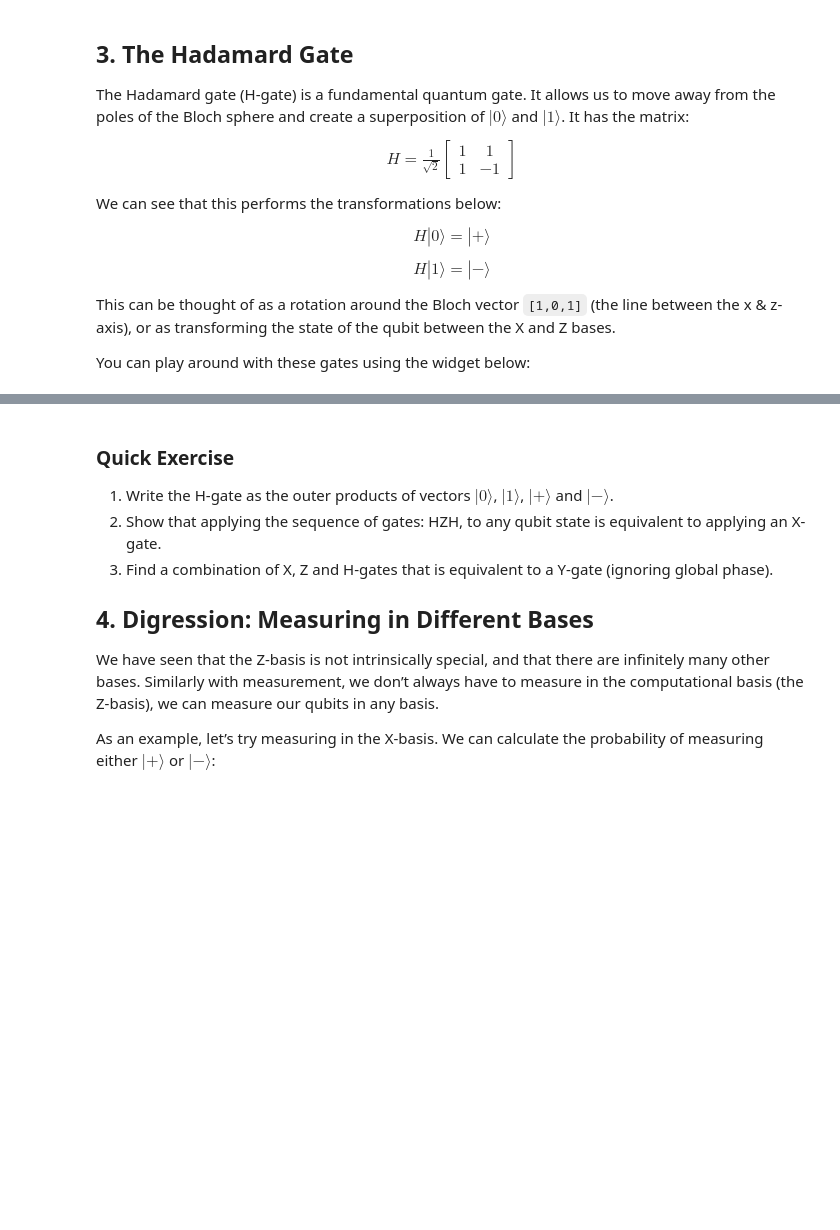
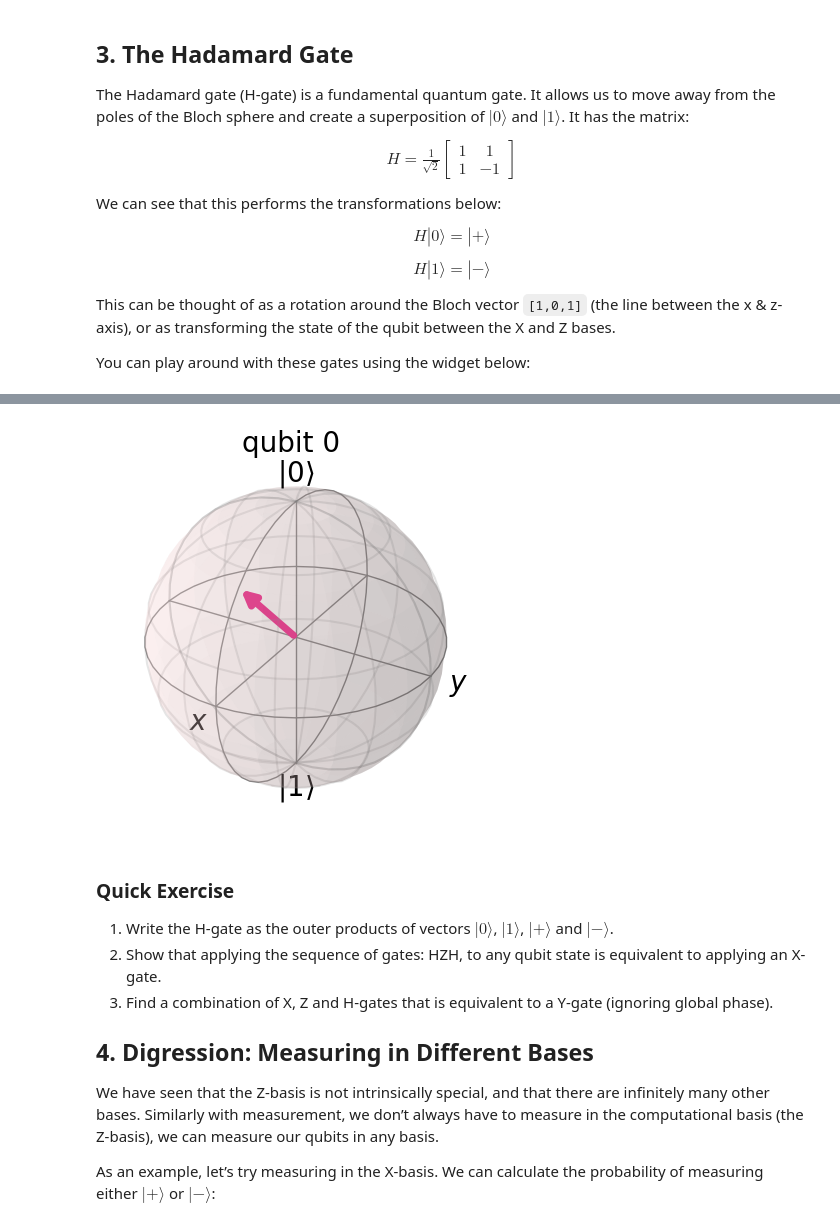
Before and after one commit to yuttai/qiskit-textbook, a Jupyter notebook: content/ch-states/single-qubit-gates.ipynb, the cells around one changed output, grey strips where cells are left out. Drawn from its saved outputs; the diff is of its cells as text; code cells hidden in the pictures; blank space fills up the shorter version.

Commit message:
single-qubit-gates.ipynb Start to modify plot_bloch_multivector...

```diff
--- a/content/ch-states/single-qubit-gates.ipynb
+++ b/content/ch-states/single-qubit-gates.ipynb
@@ -205,3 +207,31 @@ Image(value=b'\x89PNG\r\n\x1a\n\x00\x00\x00\rIHDR\x00\x00\x01 \x00\x00\x01 \x08\
+# %%
+# The following code is modified from def def plot_bloch_multivector(state, title="", figsize=None, *, rho=None, reverse_bits=False, filename=None) .
+qc = QuantumCircuit(1) # Must redefine qc
+qc.initialize([(sqrt(2) + 1) / sqrt(4 + 2 * sqrt(2)), 1 / sqrt(4 + 2 * sqrt(2))], 0) # Initialize the 0th qubit in the state `initial_state`
+from qiskit.quantum_info import Statevector
+state = Statevector(qc)
+title = ""
+figsize = None
+rho = None
+reverse_bits = False
+from qiskit.visualization.state_visualization import _bloch_multivector_data, plot_bloch_vector
+bloch_data = (
+    _bloch_multivector_data(state)[::-1] if reverse_bits else _bloch_multivector_data(state)
+)
+num = len(bloch_data)
+from matplotlib import pyplot as plt
+width, height = plt.figaspect(1 / num)
+fig = plt.figure(figsize=(width, height))
+for i in range(num):
+    pos = num - 1 - i if reverse_bits else i
+    ax = fig.add_subplot(1, num, i + 1, projection="3d")
+    plot_bloch_vector(bloch_data[i], "qubit " + str(pos), ax=ax, figsize=figsize)
+fig.suptitle(title, fontsize=16, y=1.01)
+from qiskit.visualization.utils import matplotlib_close_if_inline
+matplotlib_close_if_inline(fig)
+fig
+# %% [output]
+[figure, added]
 # %% [markdown]
 ### Quick Exercise
 1. Write the H-gate as the outer products of vectors $|0\rangle$, $|1\rangle$, $|+\rangle$ and $|-\rangle$.
```
Also changed, not shown: parts of 3 cells of this notebook.
